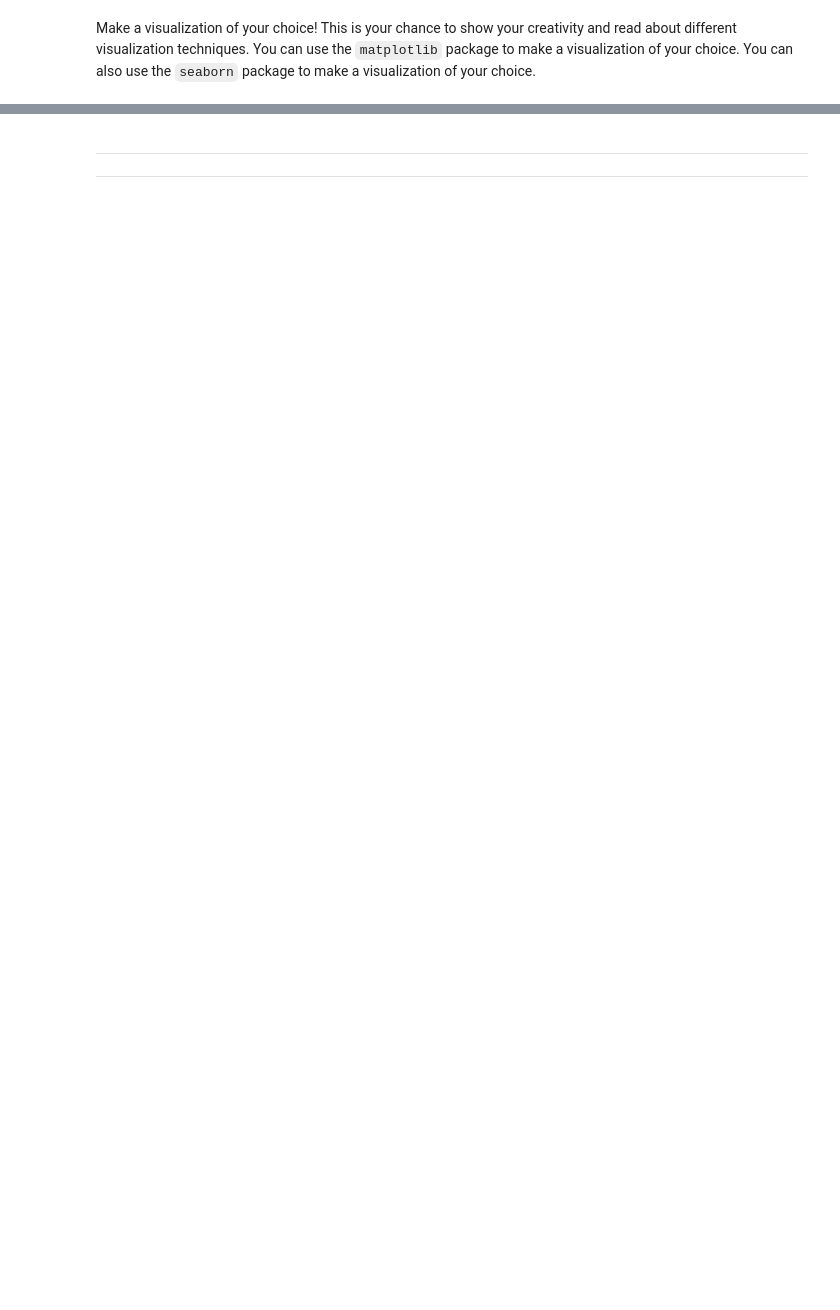
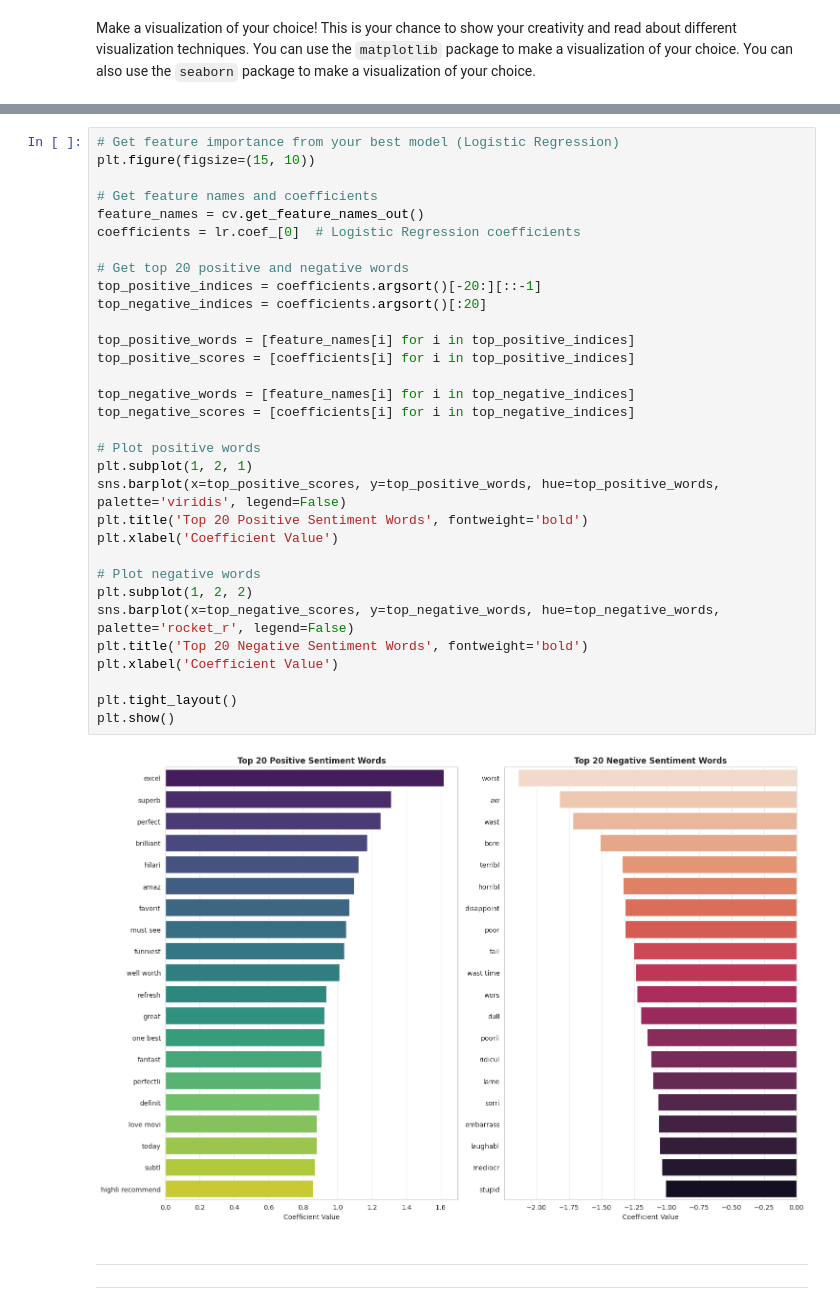
Before and after one commit to chipojaya1/myNEBDHub, a Jupyter notebook: DSP_Movie_Reviews_Analysis_Chipo_Jaya.ipynb, the cells around one changed output, grey strips where cells are left out. Saved outputs shown, nothing was run; the diff lists cells and outputs as text; blank space fills up the shorter version.

```diff
--- a/DSP_Movie_Reviews_Analysis_Chipo_Jaya.ipynb
+++ b/DSP_Movie_Reviews_Analysis_Chipo_Jaya.ipynb
@@ -785,3 +1005,37 @@ Make a visualization of your choice! This is your chance to show your creativity
+# %%
+# Get feature importance from your best model (Logistic Regression)
+plt.figure(figsize=(15, 10))
+
+# Get feature names and coefficients
+feature_names = cv.get_feature_names_out()
+coefficients = lr.coef_[0]  # Logistic Regression coefficients
+
+# Get top 20 positive and negative words
+top_positive_indices = coefficients.argsort()[-20:][::-1]
+top_negative_indices = coefficients.argsort()[:20]
+
+top_positive_words = [feature_names[i] for i in top_positive_indices]
+top_positive_scores = [coefficients[i] for i in top_positive_indices]
+
+top_negative_words = [feature_names[i] for i in top_negative_indices]
+top_negative_scores = [coefficients[i] for i in top_negative_indices]
+
+# Plot positive words
+plt.subplot(1, 2, 1)
+sns.barplot(x=top_positive_scores, y=top_positive_words, hue=top_positive_words, palette='viridis', legend=False)
+plt.title('Top 20 Positive Sentiment Words', fontweight='bold')
+plt.xlabel('Coefficient Value')
+
+# Plot negative words
+plt.subplot(1, 2, 2)
+sns.barplot(x=top_negative_scores, y=top_negative_words, hue=top_negative_words, palette='rocket_r', legend=False)
+plt.title('Top 20 Negative Sentiment Words', fontweight='bold')
+plt.xlabel('Coefficient Value')
+
+plt.tight_layout()
+plt.show()
+# %% [output]
+[figure, added]
 # %% [markdown]
 ---
 ---
```
Also changed, not shown: parts of 38 cells of this notebook.
